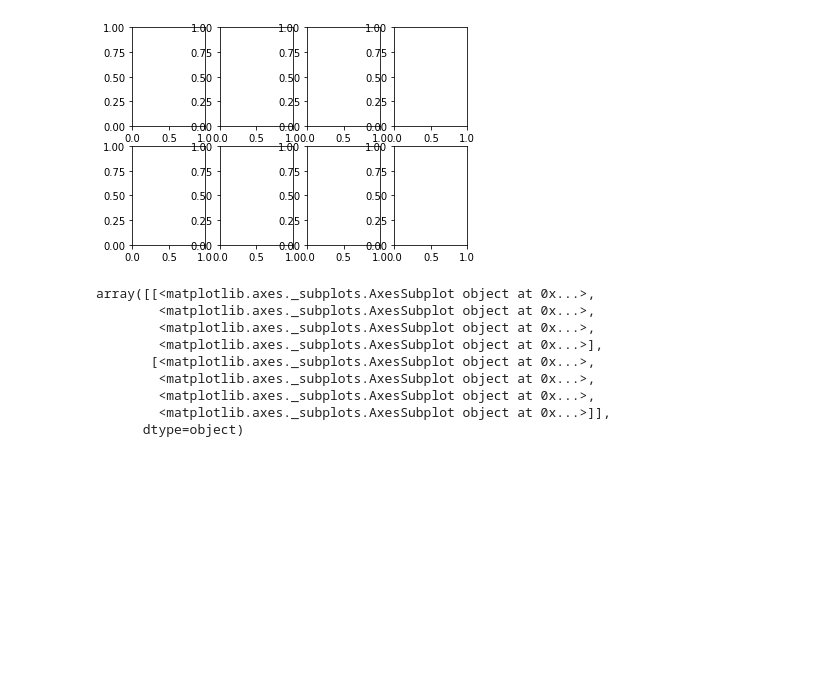
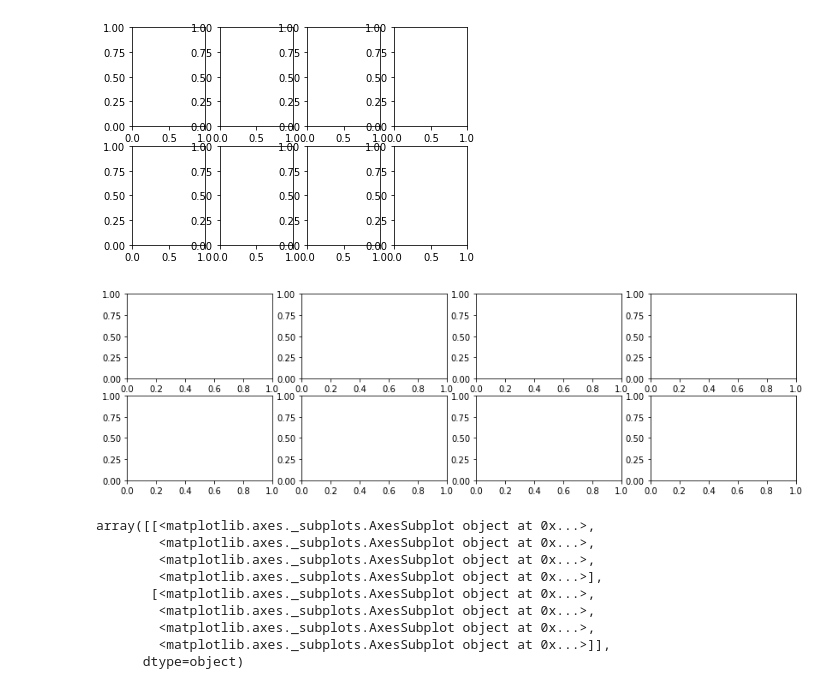
Before and after one commit to liberalapes/pandas_cookbook, a Jupyter notebook: 11장 Matplotlib, Pandas, Seaborn을 이용한 시각화.ipynb, the cells around one changed output. Saved outputs shown, nothing was run; the diff lists cells and outputs as text; code cells hidden in the pictures; blank space fills up the shorter version.

```diff
--- a/11장 Matplotlib, Pandas, Seaborn을 이용한 시각화.ipynb
+++ b/11장 Matplotlib, Pandas, Seaborn을 이용한 시각화.ipynb
@@ -131,6 +133,10 @@ ax = plot_objects[1]
 plot_objects = plt.subplots(2,4)
 # %% [output]
 [figure]
+# %%
+plot_objects = plt.subplots(2, 4, figsize=(14, 4))
+# %% [output]
+[figure, added]
 # %%
 plot_objects[1]
 # %% [output]
```
Also changed, not shown: parts of 46 cells of this notebook.
